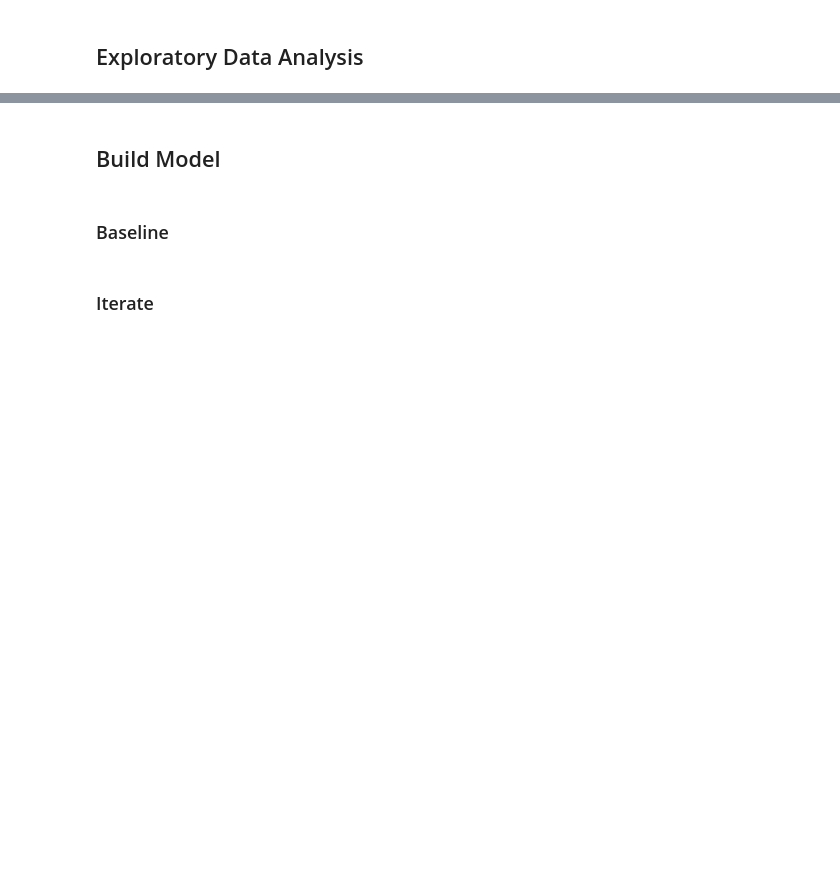
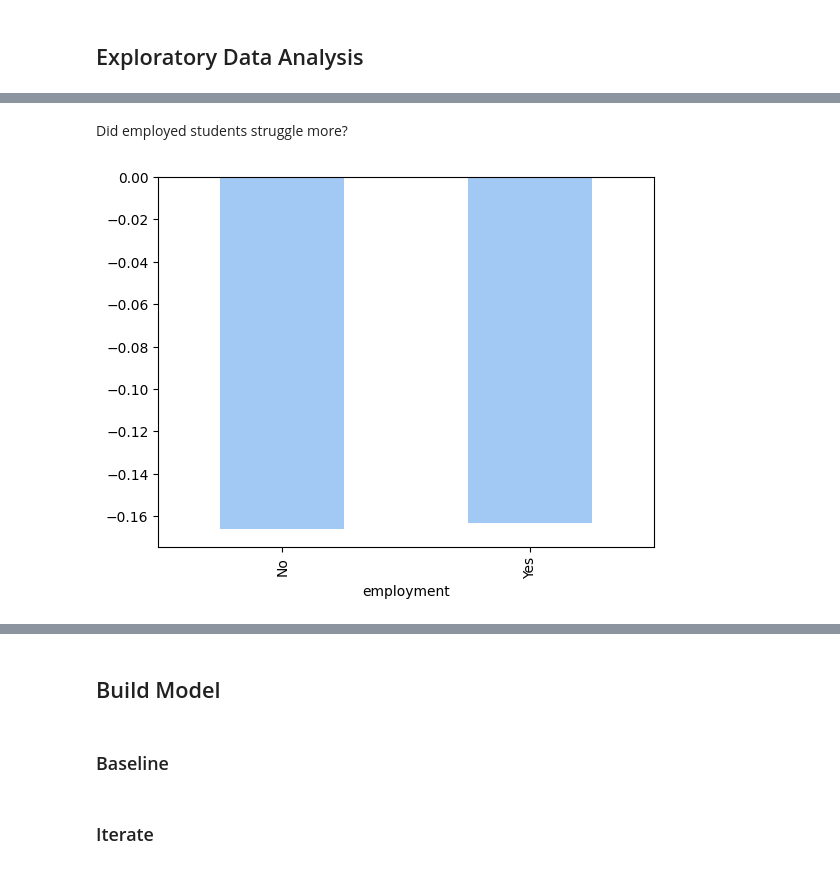
Before and after one commit to socratesjnr/asuu-strike-project, a Jupyter notebook: mock analysis/test.ipynb, the cells around one changed output, grey strips where cells are left out. Cells and saved outputs as stored; diff of their text form; code cells hidden in the pictures; blank space fills up the shorter version.

```diff
--- a/mock analysis/test.ipynb
+++ b/mock analysis/test.ipynb
@@ -139,0 +194,6 @@ sample_df.describe()
+# %% [markdown]
+Did employed students struggle more?
+# %%
+new_sample.groupby("employment").mean().cgpa_change.plot(kind="bar");
+# %% [output]
+[figure, added]
```
Also changed, not shown: parts of 12 cells of this notebook.
